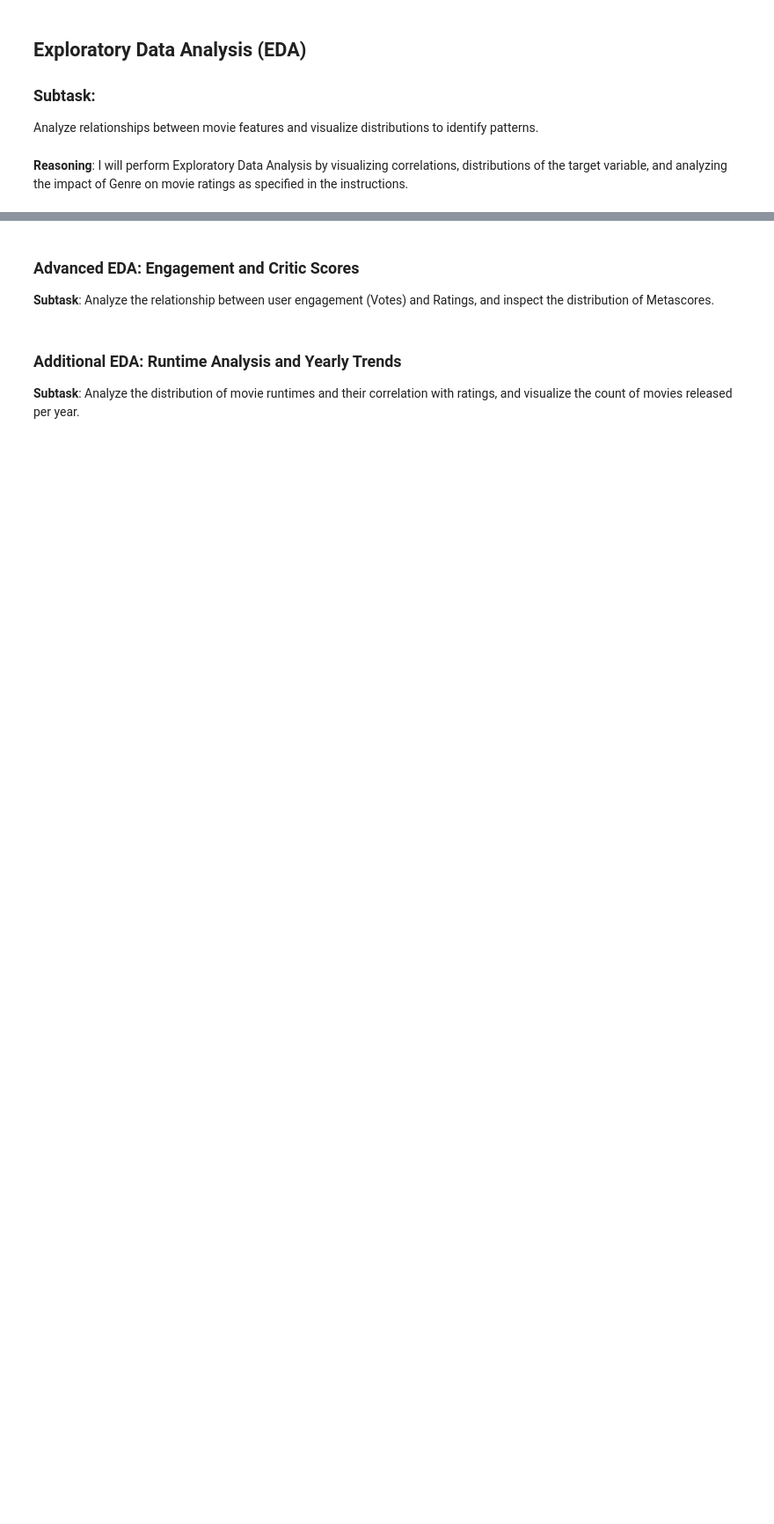
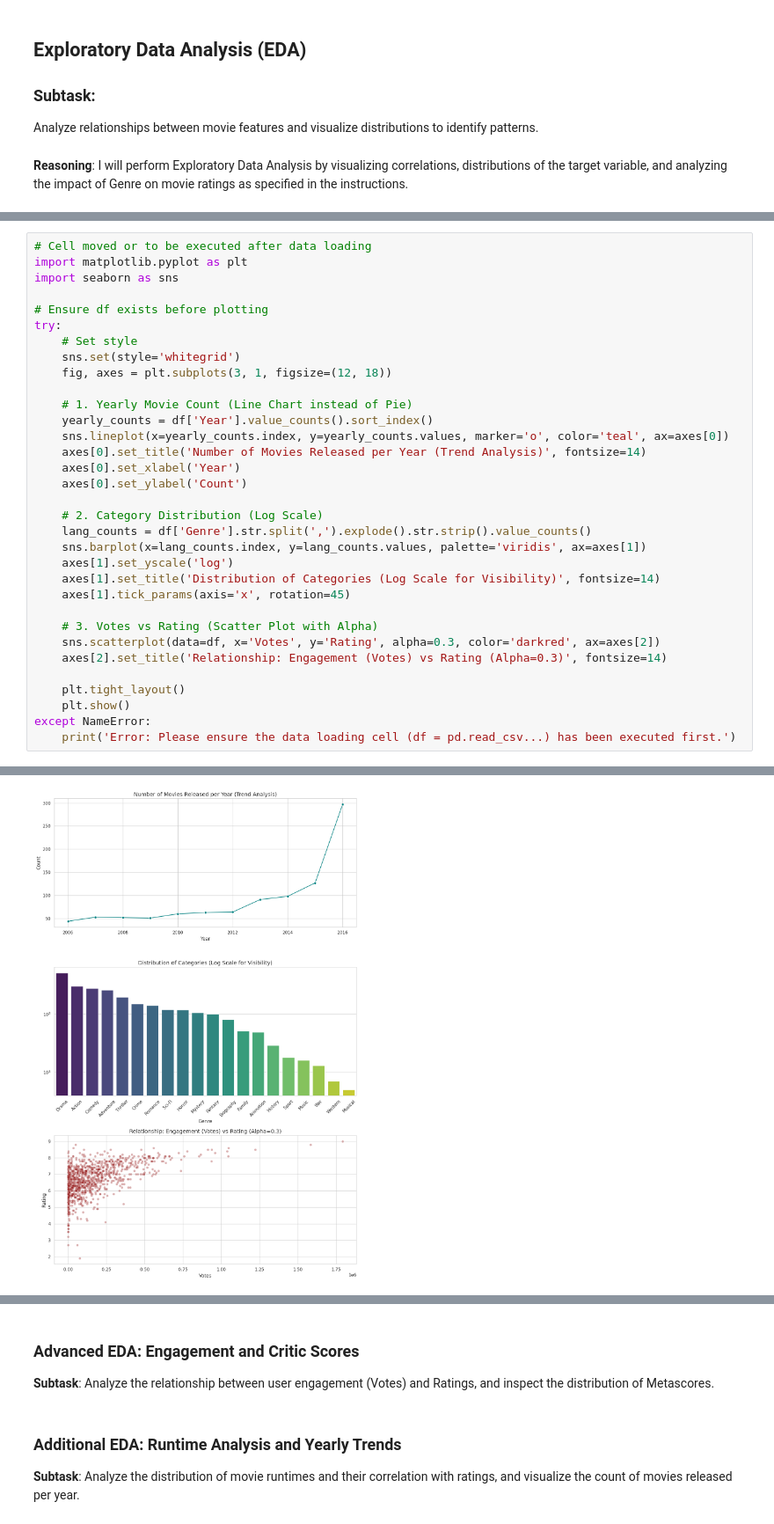
Before and after one commit to s6604053620019-a11y/colab, a Jupyter notebook: IMDB.ipynb, the cells around one changed output, grey strips where cells are left out. Shown at 88% size. Drawn from its saved outputs; the diff is of its cells as text; blank space fills up the shorter version.

```diff
--- a/IMDB.ipynb
+++ b/IMDB.ipynb
@@ -127,0 +136,34 @@ I will perform Exploratory Data Analysis by visualizing correlations, distributi
+# %%
+# Cell moved or to be executed after data loading
+import matplotlib.pyplot as plt
+import seaborn as sns
+
+# Ensure df exists before plotting
+try:
+    # Set style
+    sns.set(style='whitegrid')
+    fig, axes = plt.subplots(3, 1, figsize=(12, 18))
+
+    # 1. Yearly Movie Count (Line Chart instead of Pie)
+    yearly_counts = df['Year'].value_counts().sort_index()
+    sns.lineplot(x=yearly_counts.index, y=yearly_counts.values, marker='o', color='teal', ax=axes[0])
+    axes[0].set_title('Number of Movies Released per Year (Trend Analysis)', fontsize=14)
+    axes[0].set_xlabel('Year')
+    axes[0].set_ylabel('Count')
+
+    # 2. Category Distribution (Log Scale)
+    lang_counts = df['Genre'].str.split(',').explode().str.strip().value_counts()
+    sns.barplot(x=lang_counts.index, y=lang_counts.values, palette='viridis', ax=axes[1])
+    axes[1].set_yscale('log')
+    axes[1].set_title('Distribution of Categories (Log Scale for Visibility)', fontsize=14)
+    axes[1].tick_params(axis='x', rotation=45)
+
+    # 3. Votes vs Rating (Scatter Plot with Alpha)
+    sns.scatterplot(data=df, x='Votes', y='Rating', alpha=0.3, color='darkred', ax=axes[2])
+    axes[2].set_title('Relationship: Engagement (Votes) vs Rating (Alpha=0.3)', fontsize=14)
+
+    plt.tight_layout()
+    plt.show()
+except NameError:
+    print('Error: Please ensure the data loading cell (df = pd.read_csv...) has been executed first.')
+# %% [output]
@@ -128,3 +173,4 @@ I will perform Exploratory Data Analysis by visualizing correlations, distributi
+[figure, added]
 # %%
 import matplotlib.pyplot as plt
 import seaborn as sns
```
Also changed, not shown: parts of 23 cells of this notebook.
